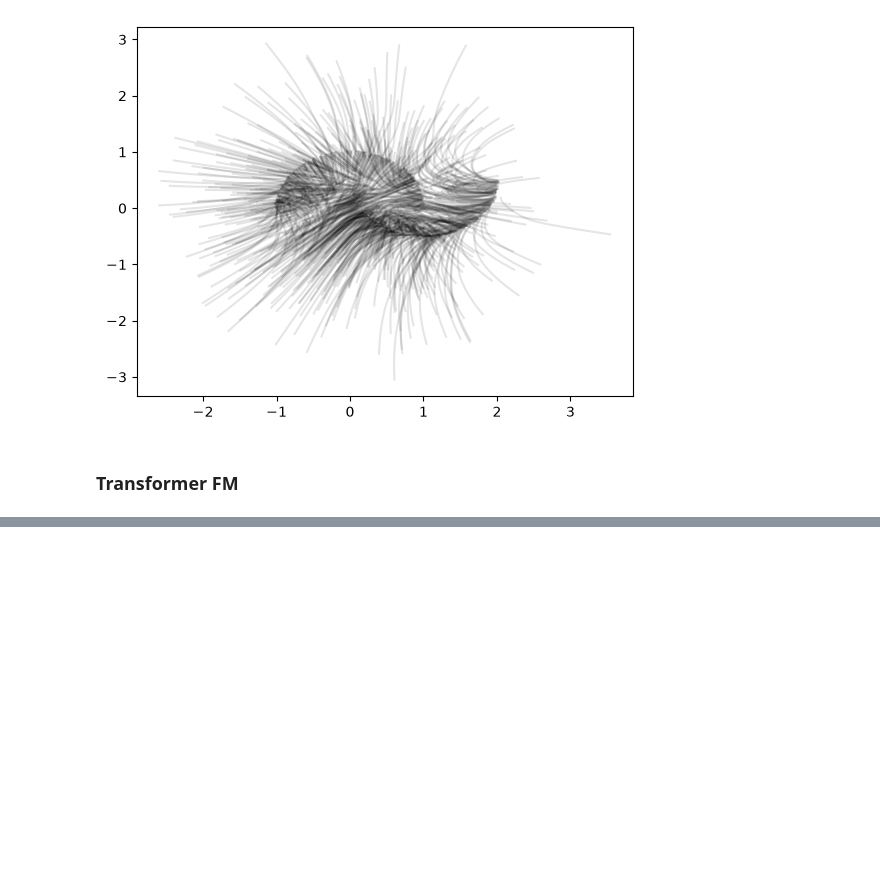
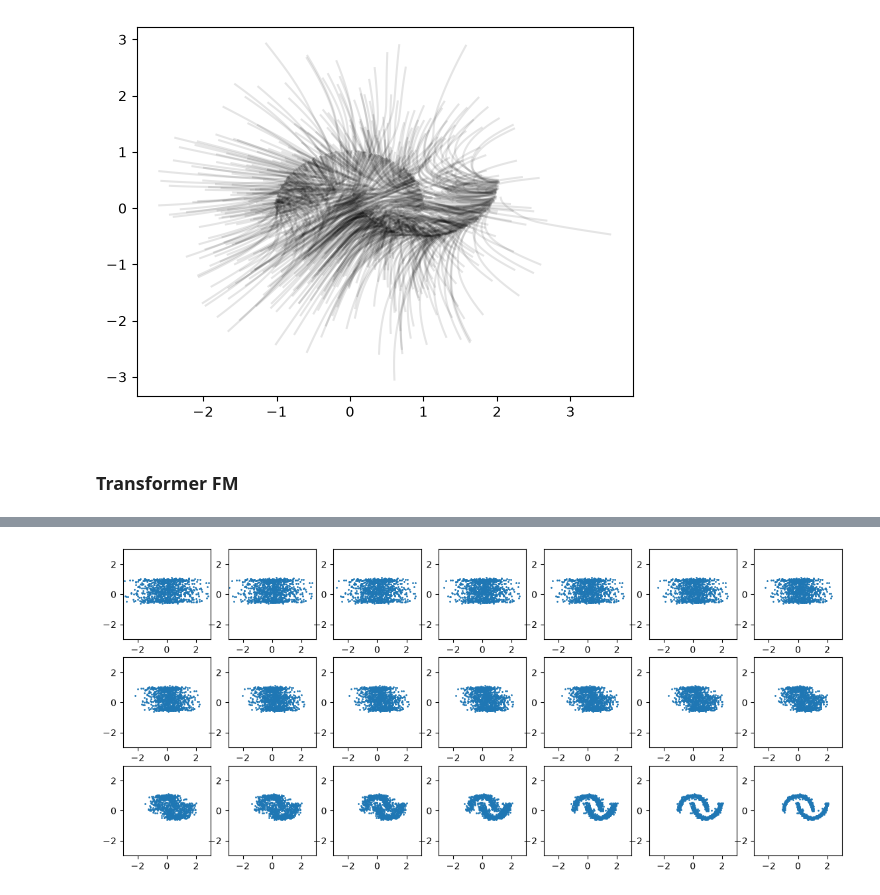
Before and after one commit to yingming-yang/Tests, a Jupyter notebook: FM_test.ipynb, the cells around one changed output, grey strips where cells are left out. Cells and saved outputs as stored; diff of their text form; code cells hidden in the pictures; blank space fills up the shorter version.

```diff
--- a/FM_test.ipynb
+++ b/FM_test.ipynb
@@ -538,0 +564,18 @@ f.set_size_inches(2,23)
+# %%
+model_transformer.eval()
+with torch.no_grad():
+    tint = torch.linspace(0.0,1.0,21)
+    known = [False, True]
+    target = sample_data_2d(1000)[:,1].unsqueeze(-1)
+    positions = torch.cat([torch.randn(1000,1, device=device),target],dim=-1)
+    xint = odeint(lambda t, x:model_transformer(torch.cat([x,torch.full((len(x), 1), t.item(), device=device)], dim=-1), known=known),
+                positions, torch.tensor(tint, device=device))
+    xint = xint.cpu().numpy()
+
+f, axarr = plt.subplots(3, 7, figsize=(14, 6))
+for idx, ax in enumerate(axarr.ravel()):
+    ax.scatter(xint[idx][:,0],xint[idx][:,1], s = 1)
+    ax.set_xlim([-3,3])
+    ax.set_ylim([-3,3])
+# %% [output]
+[figure, added]
```
Also changed, not shown: parts of 9 cells of this notebook.
